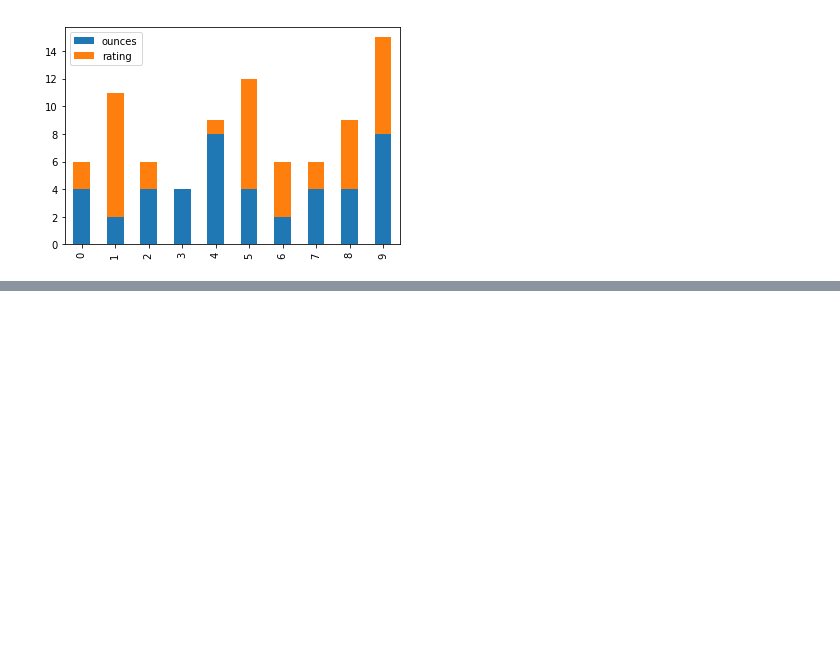
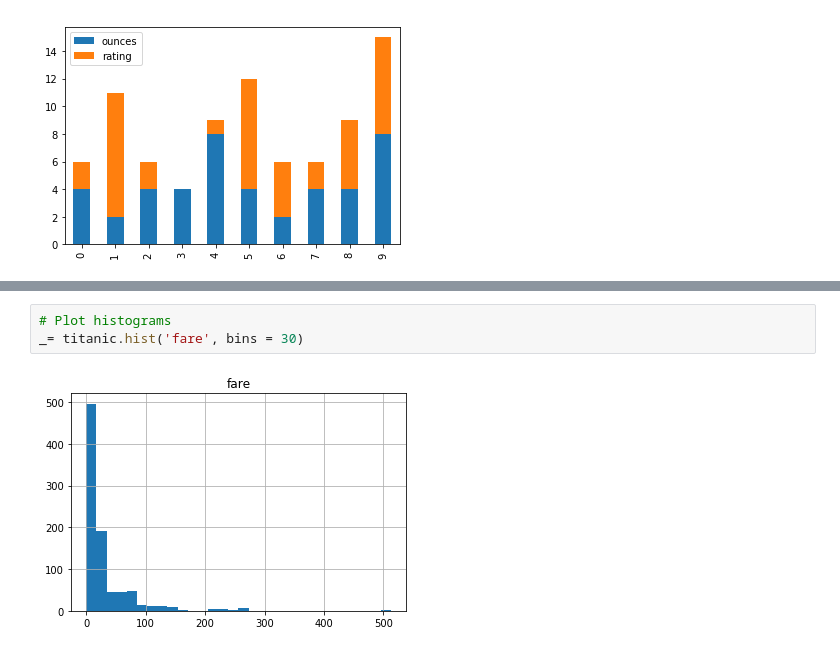
Before and after one commit to danielczz/Statistics-powered-by-Python, a Jupyter notebook: Statistics powered by Python.ipynb, the cells around one changed output, grey strips where cells are left out. Drawn from its saved outputs; the diff is of its cells as text; blank space fills up the shorter version.

```diff
--- a/Statistics powered by Python.ipynb
+++ b/Statistics powered by Python.ipynb
@@ -563,0 +597,5 @@ link: https://seaborn.pydata.org/
+# %%
+# Plot histograms
+_= titanic.hist('fare', bins = 30)
+# %% [output]
+[figure, added]
```
Also changed, not shown: parts of 10 cells of this notebook, 1 other file.
